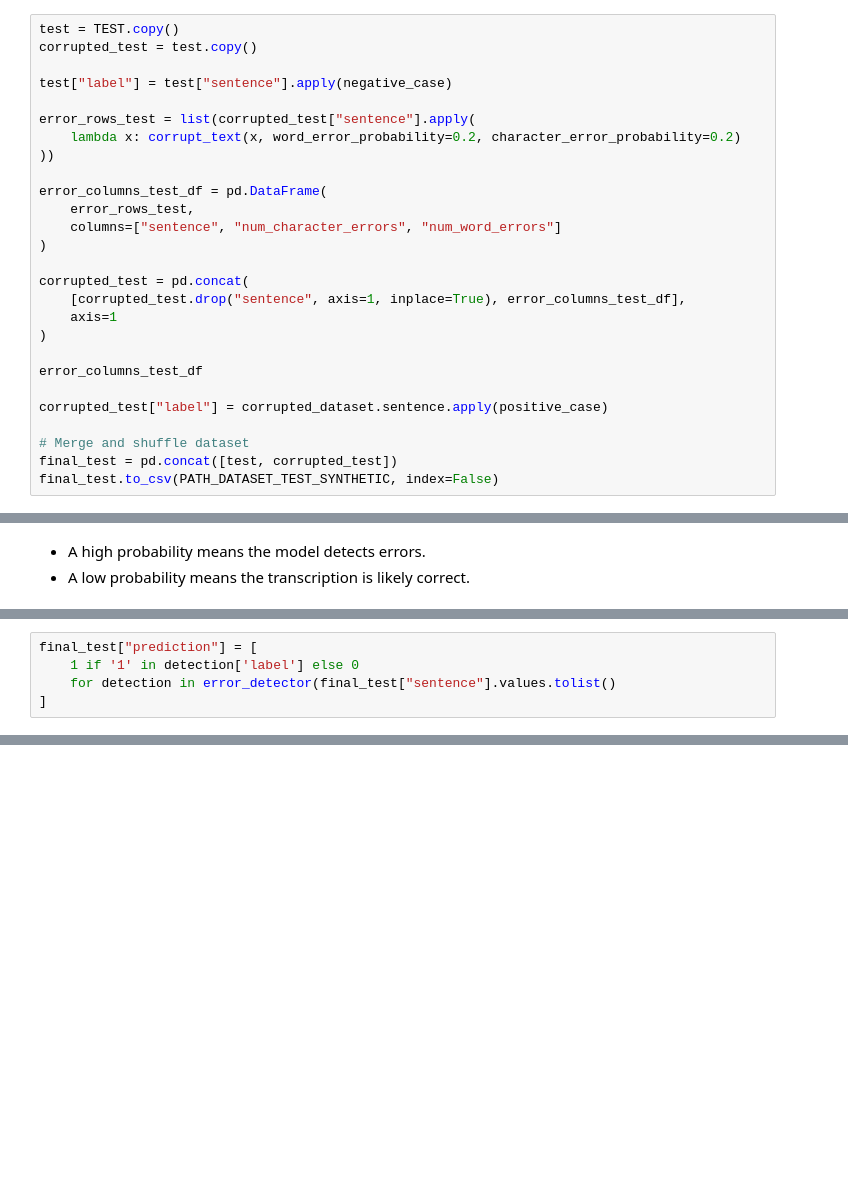
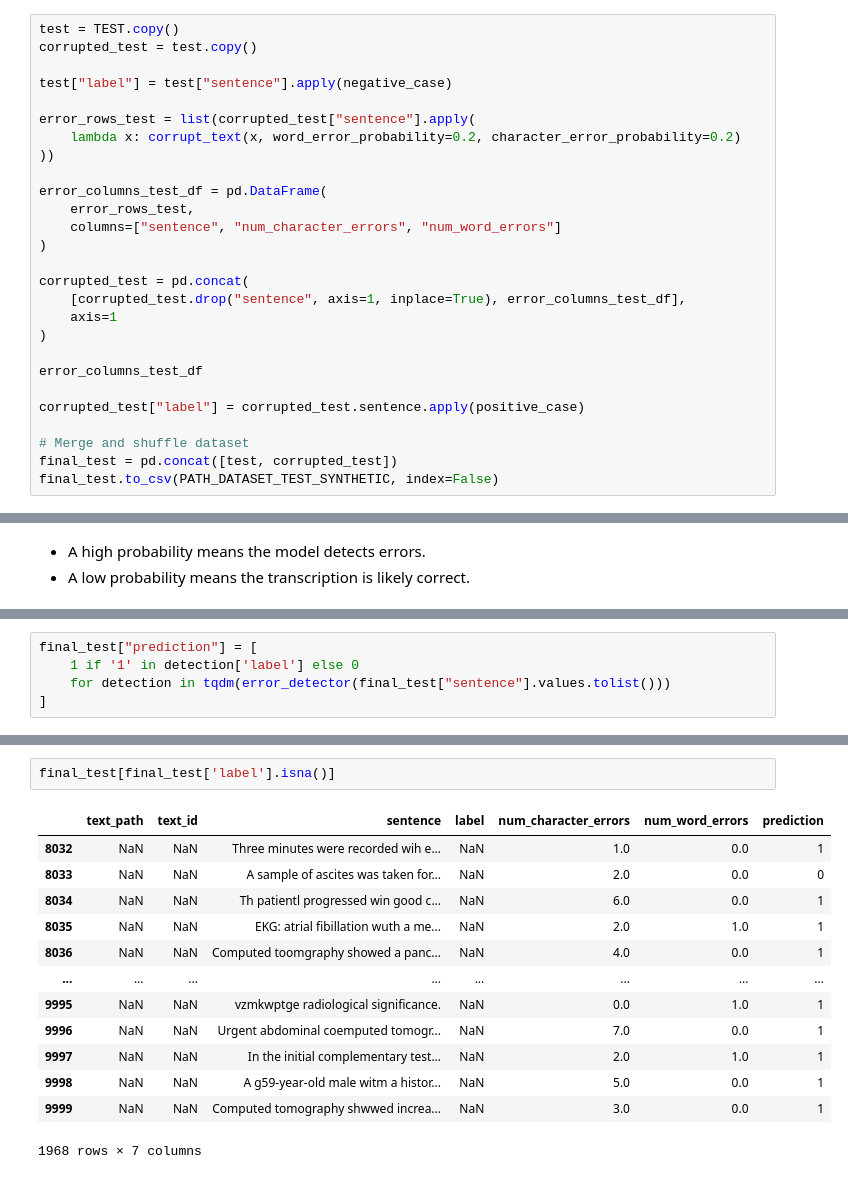
Before and after one commit to JordiCarreraVentura/candidate_ranking, a Jupyter notebook: notebooks/DocPlanner candidate ranking.ipynb, the cells around one changed output, grey strips where cells are left out. Cells and saved outputs as stored; diff of their text form; blank space fills up the shorter version.

```diff
--- a/notebooks/DocPlanner candidate ranking.ipynb
+++ b/notebooks/DocPlanner candidate ranking.ipynb
@@ -221,7 +254,7 @@ corrupted_test = pd.concat(
 
 error_columns_test_df
 
-corrupted_test["label"] = corrupted_dataset.sentence.apply(positive_case)
+corrupted_test["label"] = corrupted_test.sentence.apply(positive_case)
 
 # Merge and shuffle dataset
 final_test = pd.concat([test, corrupted_test])
@@ -310,5 +339,5 @@ KeyboardInterrupt:
 # %%
 final_test["prediction"] = [
     1 if '1' in detection['label'] else 0
-    for detection in error_detector(final_test["sentence"].values.tolist()
+    for detection in tqdm(error_detector(final_test["sentence"].values.tolist()))
 ]
@@ -350,0 +352,16 @@ test[["label", "prediction"]].corr()
+# %%
+final_test[final_test['label'].isna()]
+# %% [output]
+|  | text_path | text_id | sentence | label | num_character_errors | num_word_errors | prediction |
+| 8032 | NaN | NaN | Three minutes were recorded wih e... | NaN | 1.0 | 0.0 | 1 |
+| 8033 | NaN | NaN | A sample of ascites was taken for... | NaN | 2.0 | 0.0 | 0 |
+| 8034 | NaN | NaN | Th patientl progressed win good c... | NaN | 6.0 | 0.0 | 1 |
+| 8035 | NaN | NaN | EKG: atrial fibillation wuth a me... | NaN | 2.0 | 1.0 | 1 |
+| 8036 | NaN | NaN | Computed toomgraphy showed a panc... | NaN | 4.0 | 0.0 | 1 |
+| ... | ... | ... | ... | ... | ... | ... | ... |
+| 9995 | NaN | NaN | vzmkwptge radiological significance. | NaN | 0.0 | 1.0 | 1 |
+| 9996 | NaN | NaN | Urgent abdominal coemputed tomogr... | NaN | 7.0 | 0.0 | 1 |
+| 9997 | NaN | NaN | In the initial complementary test... | NaN | 2.0 | 1.0 | 1 |
+| 9998 | NaN | NaN | A g59-year-old male witm a histor... | NaN | 5.0 | 0.0 | 1 |
+| 9999 | NaN | NaN | Computed tomography shwwed increa... | NaN | 3.0 | 0.0 | 1 |
+1968 rows × 7 columns
```
Also changed, not shown: parts of 34 cells of this notebook.
